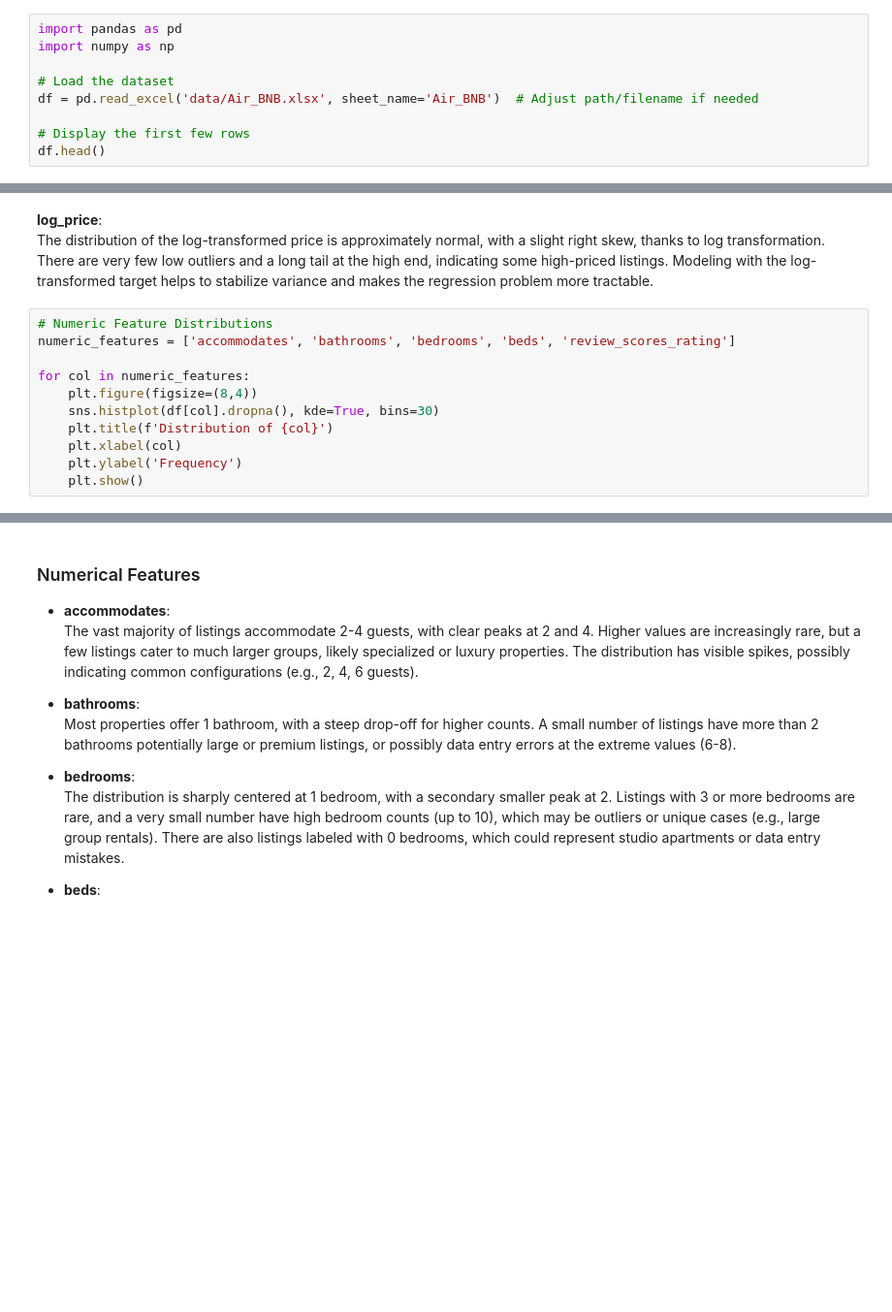
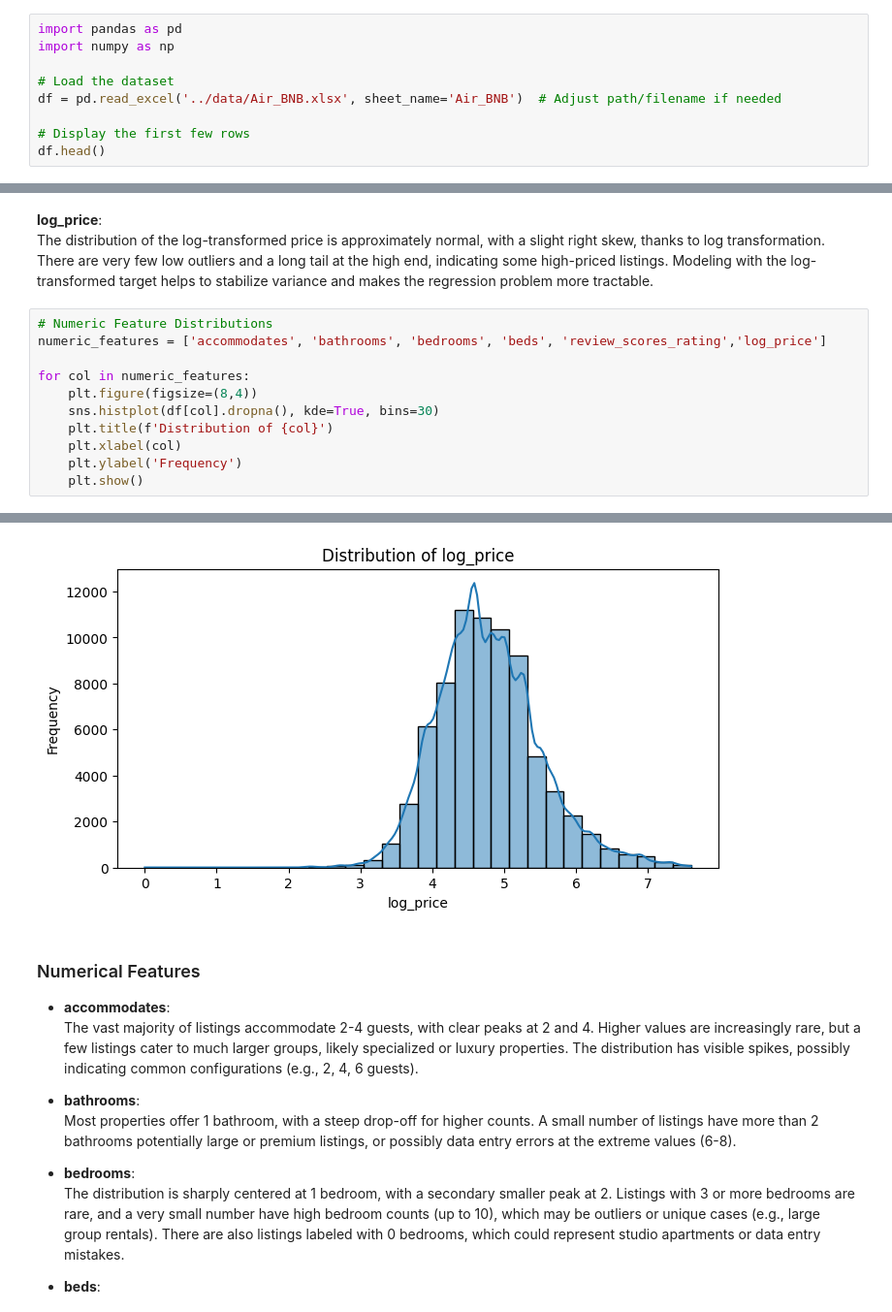
Before and after one commit to BEkushal/Air-BNB-Price-Prediction-Modelling-and-Analysis, a Jupyter notebook: notebooks/Air_BNB_EDA_notebook.ipynb, the cells around one changed output, grey strips where cells are left out. Shown at 97% size. Cells and saved outputs as stored; diff of their text form; blank space fills up the shorter version.

```diff
--- a/notebooks/Air_BNB_EDA_notebook.ipynb
+++ b/notebooks/Air_BNB_EDA_notebook.ipynb
@@ -31,7 +37,7 @@ import pandas as pd
 import numpy as np
 
 # Load the dataset
-df = pd.read_excel('data/Air_BNB.xlsx', sheet_name='Air_BNB')  # Adjust path/filename if needed
+df = pd.read_excel('../data/Air_BNB.xlsx', sheet_name='Air_BNB')  # Adjust path/filename if needed
 
 # Display the first few rows
 df.head()
@@ -174,21 +180,22 @@ plt.show()
   The distribution of the log-transformed price is approximately normal, with a slight right skew, thanks to log transformation. There are very few low outliers and a long tail at the high end, indicating some high-priced listings. Modeling with the log-transformed target helps to stabilize variance and makes the regression problem more tractable.
 # %%
 # Numeric Feature Distributions
-numeric_features = ['accommodates', 'bathrooms', 'bedrooms', 'beds', 'review_scores_rating']
+numeric_features = ['accommodates', 'bathrooms', 'bedrooms', 'beds', 'review_scores_rating','log_price']
 
 for col in numeric_features:
     plt.figure(figsize=(8,4))
     sns.histplot(df[col].dropna(), kde=True, bins=30)
     plt.title(f'Distribution of {col}')
     plt.xlabel(col)
     plt.ylabel('Frequency')
     plt.show()
 # %% [output]
 [figure]
 [figure]
 [figure]
 [figure]
 [figure]
+[figure, added]
 # %% [markdown]
 ### Numerical Features
 
```
Also changed, not shown: parts of 3 cells of this notebook.
